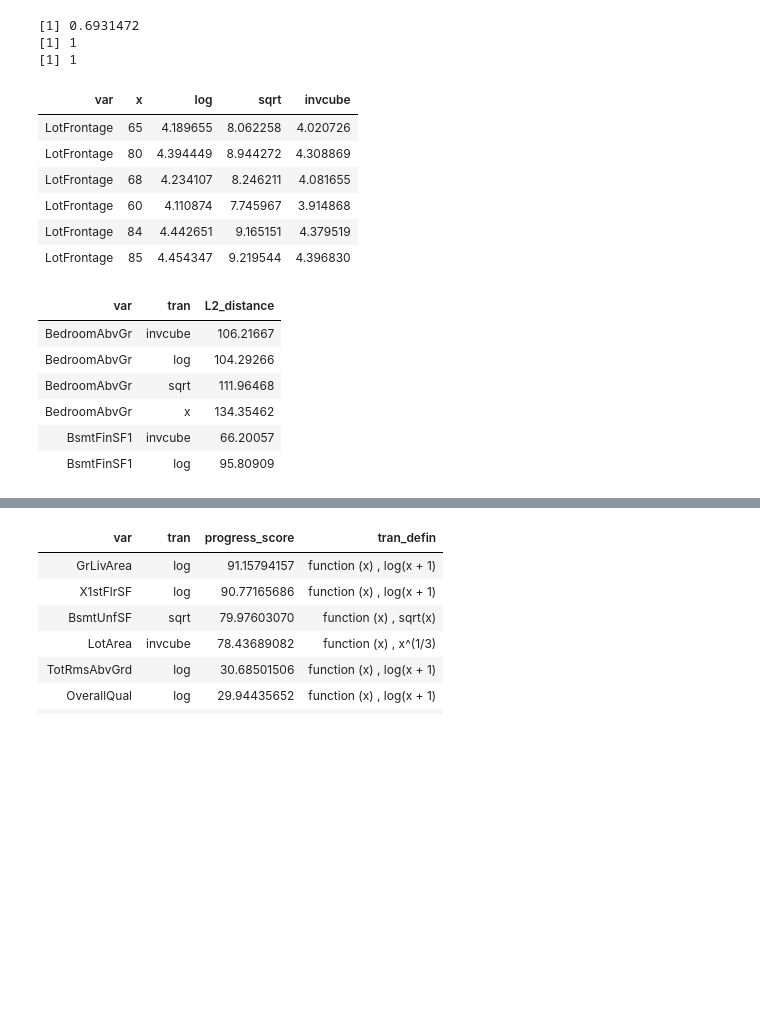
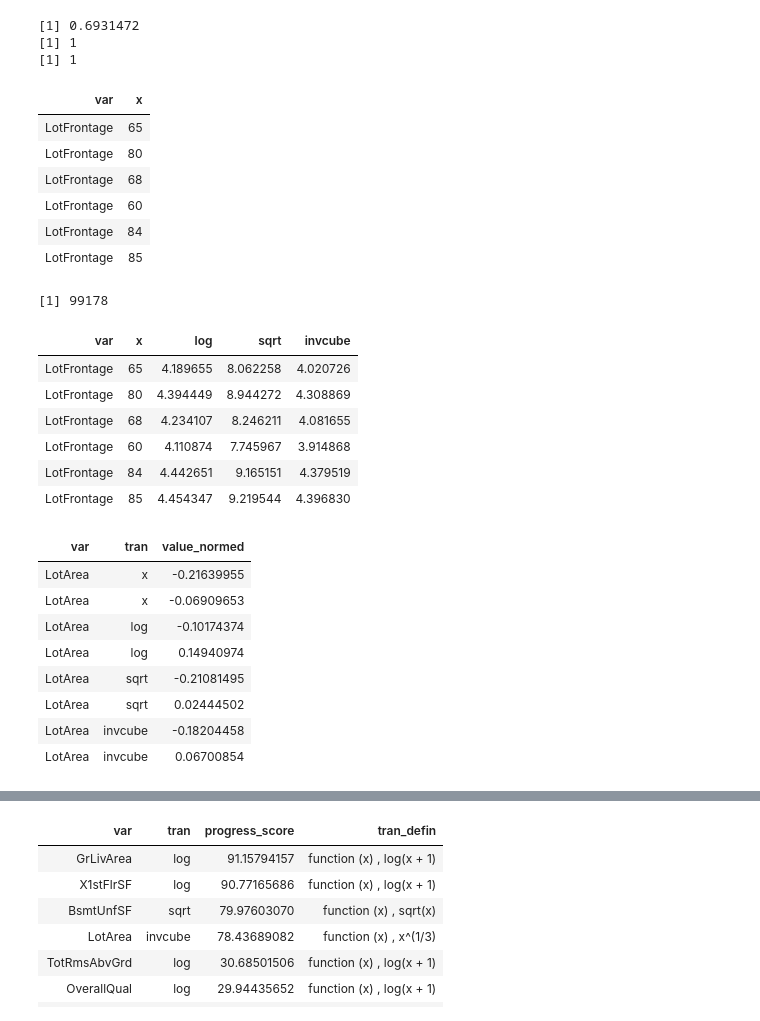
Before and after one commit to MatrixNorm/kaggle, a Jupyter notebook: rbooks/house_prices/DEV_transform_numeric.ipynb, the cells around one changed output, grey strips where cells are left out. Cells and saved outputs as stored; diff of their text form; code cells hidden in the pictures; blank space fills up the shorter version.

```diff
--- a/rbooks/house_prices/DEV_transform_numeric.ipynb
+++ b/rbooks/house_prices/DEV_transform_numeric.ipynb
@@ -33,23 +39,34 @@ for (row in 1:nrow(fn_df)) {
 # %%
 combined_dataset %>%
 select(-SalePrice) %>%
 select_if(is.numeric) %>%
 gather(var, x) %>%
 filter(!is.na(x)) -> df1
 
+df1 %>% head
+df1 %>% nrow
+
 for (row in 1:nrow(fn_df)) {
     df1[fn_df[row, "tran_name"]$tran_name] <- (fn_df[row, "tran_defin"]$tran_defin)[[1]](df1$x)
 }
 
 df1 %>% head
 # %% [output]
-| var | x | log | sqrt | invcube |
-| LotFrontage | 65 | 4.189655 | 8.062258 | 4.020726 |
-| LotFrontage | 80 | 4.394449 | 8.944272 | 4.308869 |
-| LotFrontage | 68 | 4.234107 | 8.246211 | 4.081655 |
-| LotFrontage | 60 | 4.110874 | 7.745967 | 3.914868 |
-| LotFrontage | 84 | 4.442651 | 9.165151 | 4.379519 |
-| LotFrontage | 85 | 4.454347 | 9.219544 | 4.396830 |
+| var | x |
+| LotFrontage | 65 |
+| LotFrontage | 80 |
+| LotFrontage | 68 |
+| LotFrontage | 60 |
+| LotFrontage | 84 |
+| LotFrontage | 85 |
+[1] 99178
+| var | x | log | sqrt | invcube |
+| LotFrontage | 65 | 4.189655 | 8.062258 | 4.020726 |
+| LotFrontage | 80 | 4.394449 | 8.944272 | 4.308869 |
+| LotFrontage | 68 | 4.234107 | 8.246211 | 4.081655 |
+| LotFrontage | 60 | 4.110874 | 7.745967 | 3.914868 |
+| LotFrontage | 84 | 4.442651 | 9.165151 | 4.379519 |
+| LotFrontage | 85 | 4.454347 | 9.219544 | 4.396830 |
 # %%
 df1 %>%
 gather(tran, value, -var) %>%
@@ -57,28 +74,18 @@ group_by(var, tran) %>%
 mutate(
     value_normed = (value - mean(value)) / sd(value)
 ) %>%
-select(-value) %>%
-group_by(var, tran, value_normed) %>%
-arrange(var, tran, value_normed) %>%
-summarise(
-    k = n()
-) %>%
-mutate(
-    empirical = cumsum(k) / sum(k),
-    theoretical = pnorm(value_normed),
-    diff_L2 = k*(empirical - theoretical)**2
-) %>%
-group_by(var, tran) %>%
-summarise(
-    L2_distance = sum(diff_L2)
-) -> df2
+select(-value) -> df2
 
-df2 %>% head
+df2 %>%
+filter(var == 'LotArea') %>%
+filter(row_number() < 3)
 # %% [output]
-| var | tran | L2_distance |
-| BedroomAbvGr | invcube | 106.21667 |
-| BedroomAbvGr | log | 104.29266 |
-| BedroomAbvGr | sqrt | 111.96468 |
-| BedroomAbvGr | x | 134.35462 |
-| BsmtFinSF1 | invcube | 66.20057 |
-| BsmtFinSF1 | log | 95.80909 |
+| var | tran | value_normed |
+| LotArea | x | -0.21639955 |
+| LotArea | x | -0.06909653 |
+| LotArea | log | -0.10174374 |
+| LotArea | log | 0.14940974 |
+| LotArea | sqrt | -0.21081495 |
+| LotArea | sqrt | 0.02444502 |
+| LotArea | invcube | -0.18204458 |
+| LotArea | invcube | 0.06700854 |
```
Also changed, not shown: parts of 4 cells of this notebook, 6 other files.
